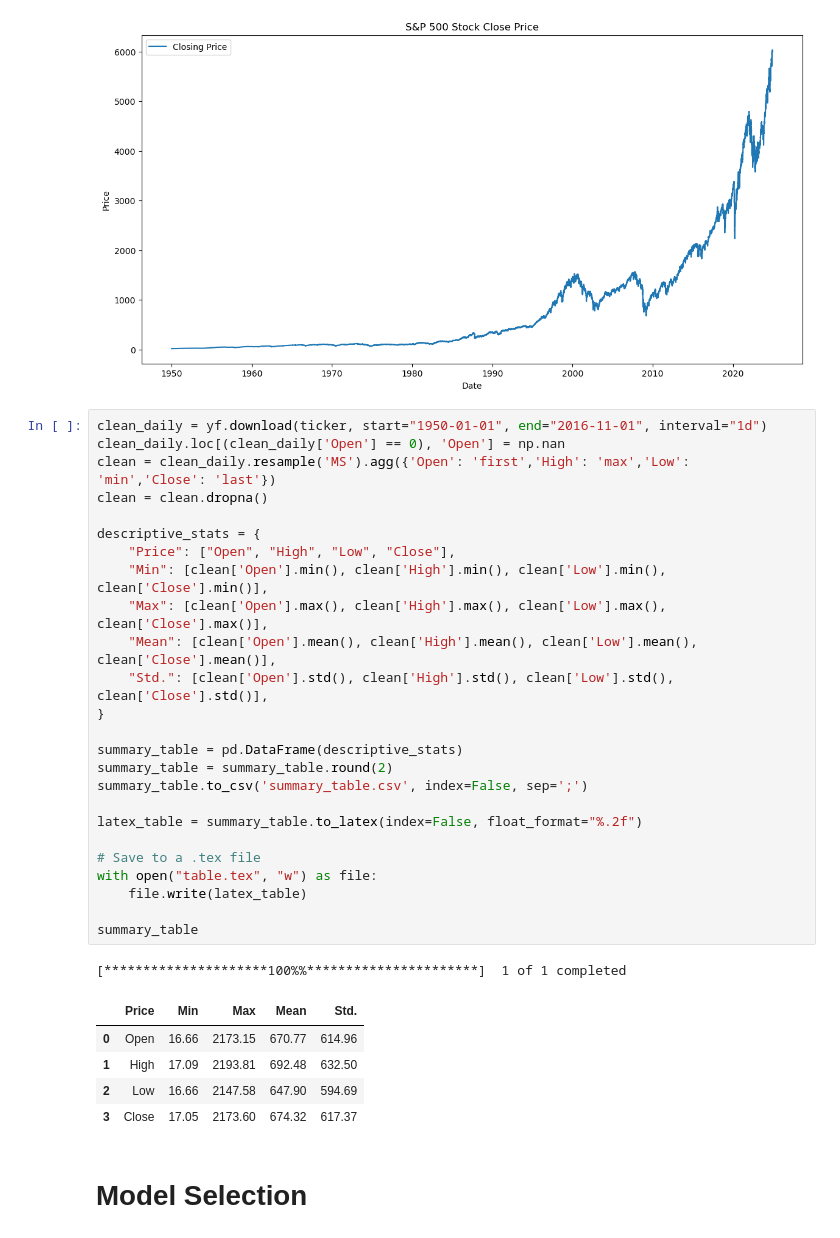
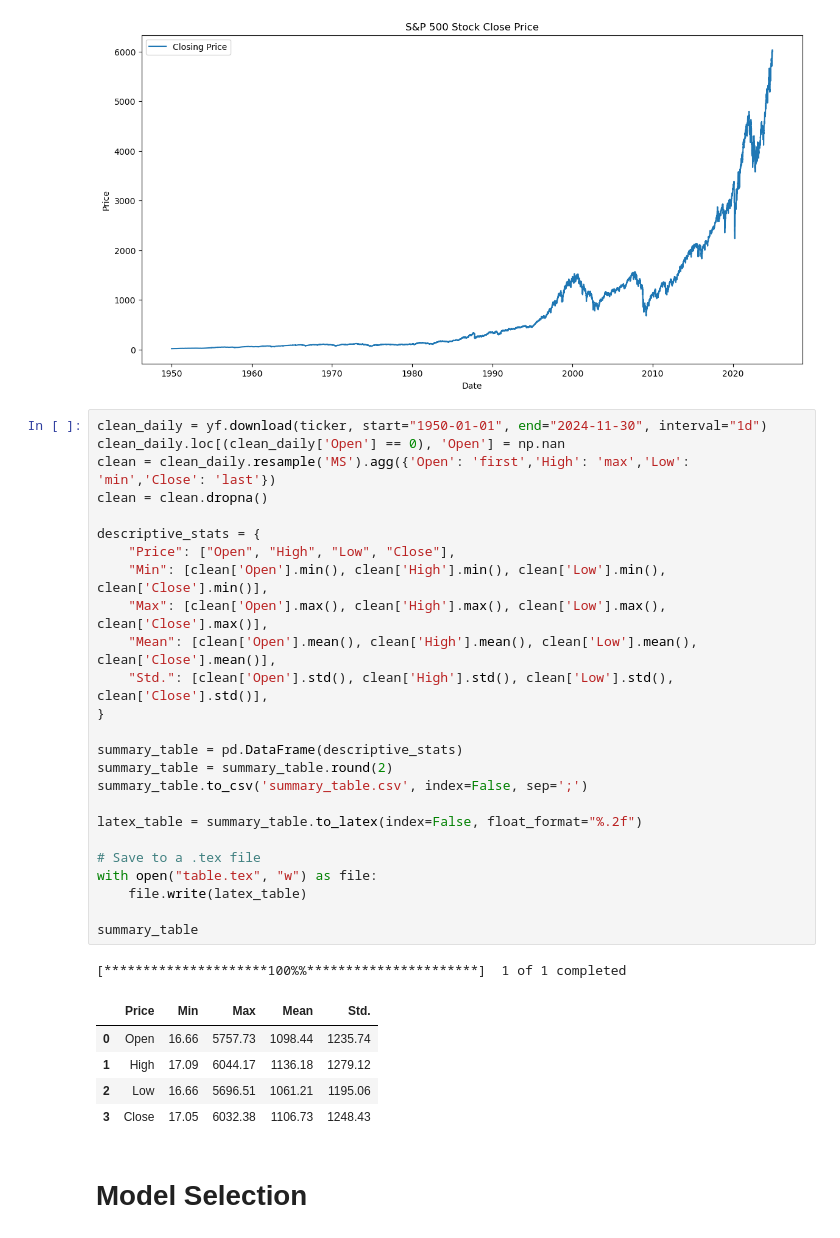
Before and after one commit to rinaaro/TS-project---HMM, a Jupyter notebook: Replication.ipynb, the cells around one changed output. Saved outputs shown, nothing was run; the diff lists cells and outputs as text.

```diff
--- a/Replication.ipynb
+++ b/Replication.ipynb
@@ -51,37 +51,37 @@ plt.show()
 # %% [output]
 [figure]
 # %%
-clean_daily = yf.download(ticker, start="1950-01-01", end="2016-11-01", interval="1d")
+clean_daily = yf.download(ticker, start="1950-01-01", end="2024-11-30", interval="1d")
 clean_daily.loc[(clean_daily['Open'] == 0), 'Open'] = np.nan
 clean = clean_daily.resample('MS').agg({'Open': 'first','High': 'max','Low': 'min','Close': 'last'})
 clean = clean.dropna()
 
 descriptive_stats = {
     "Price": ["Open", "High", "Low", "Close"],
     "Min": [clean['Open'].min(), clean['High'].min(), clean['Low'].min(), clean['Close'].min()],
     "Max": [clean['Open'].max(), clean['High'].max(), clean['Low'].max(), clean['Close'].max()],
     "Mean": [clean['Open'].mean(), clean['High'].mean(), clean['Low'].mean(), clean['Close'].mean()],
     "Std.": [clean['Open'].std(), clean['High'].std(), clean['Low'].std(), clean['Close'].std()],
 }
 
 summary_table = pd.DataFrame(descriptive_stats)
 summary_table = summary_table.round(2)
 summary_table.to_csv('summary_table.csv', index=False, sep=';')
 
 latex_table = summary_table.to_latex(index=False, float_format="%.2f")
 
 # Save to a .tex file
 with open("table.tex", "w") as file:
     file.write(latex_table)
 
 summary_table
 # %% [output]
 [*********************100%%**********************]  1 of 1 completed
 |  | Price | Min | Max | Mean | Std. |
-| 0 | Open | 16.66 | 2173.15 | 670.77 | 614.96 |
-| 1 | High | 17.09 | 2193.81 | 692.48 | 632.50 |
-| 2 | Low | 16.66 | 2147.58 | 647.90 | 594.69 |
-| 3 | Close | 17.05 | 2173.60 | 674.32 | 617.37 |
+| 0 | Open | 16.66 | 5757.73 | 1098.44 | 1235.74 |
+| 1 | High | 17.09 | 6044.17 | 1136.18 | 1279.12 |
+| 2 | Low | 16.66 | 5696.51 | 1061.21 | 1195.06 |
+| 3 | Close | 17.05 | 6032.38 | 1106.73 | 1248.43 |
 # %% [markdown]
 # Model Selection
 # %%
```
